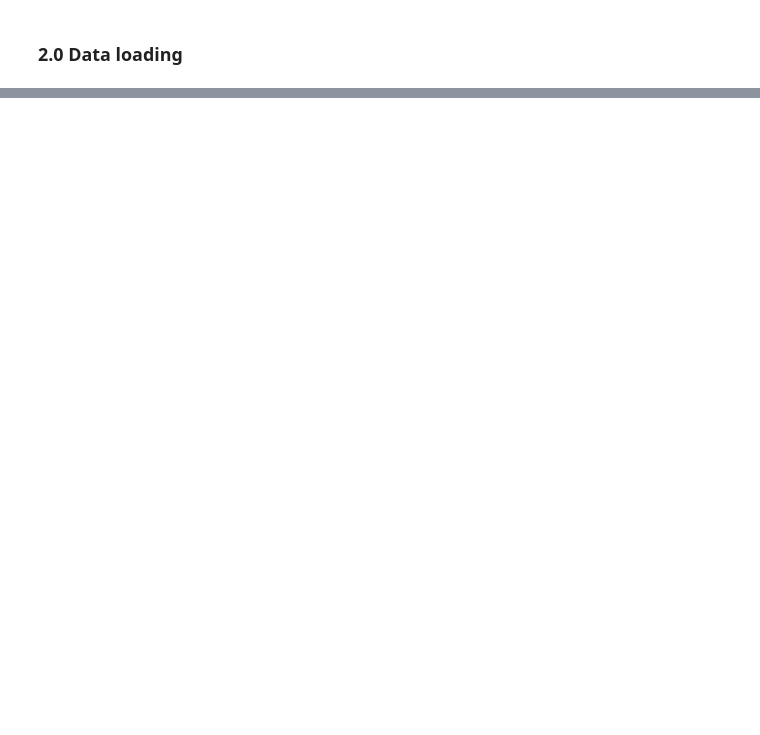
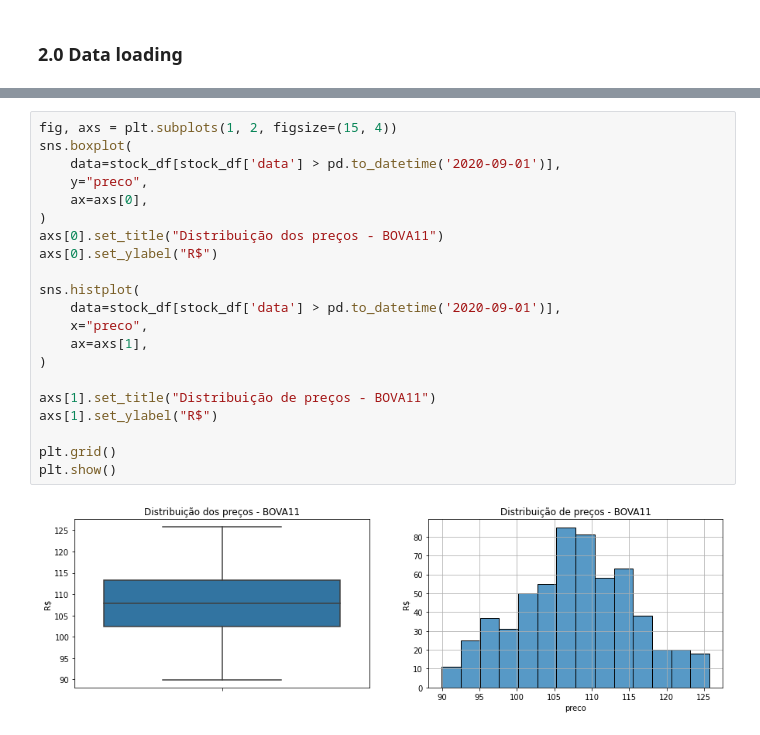
Before and after one commit to micheldearaujo/forecasting_stocks, a Jupyter notebook: notebooks/2.0-mal-exploratory-data-analysis.ipynb, the cells around one changed output, grey strips where cells are left out. Drawn from its saved outputs; the diff is of its cells as text; blank space fills up the shorter version.

```diff
--- a/notebooks/2.0-mal-exploratory-data-analysis.ipynb
+++ b/notebooks/2.0-mal-exploratory-data-analysis.ipynb
@@ -73,0 +153,23 @@ ts_mode
+# %%
+fig, axs = plt.subplots(1, 2, figsize=(15, 4))
+sns.boxplot(
+    data=stock_df[stock_df['data'] > pd.to_datetime('2020-09-01')],
+    y="preco",
+    ax=axs[0],
+)
+axs[0].set_title("Distribuição dos preços - BOVA11")
+axs[0].set_ylabel("R$")
+
+sns.histplot(
+    data=stock_df[stock_df['data'] > pd.to_datetime('2020-09-01')],
+    x="preco",
+    ax=axs[1],
+)
+
+axs[1].set_title("Distribuição de preços - BOVA11")
+axs[1].set_ylabel("R$")
+
+plt.grid()
+plt.show()
+# %% [output]
+[figure, added]
```
Also changed, not shown: parts of 28 cells of this notebook.
